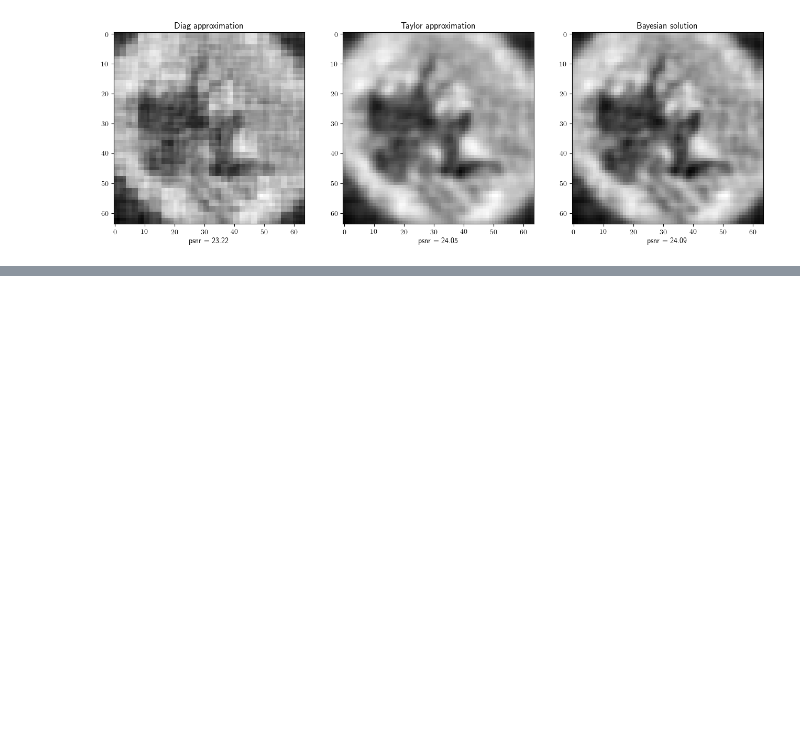
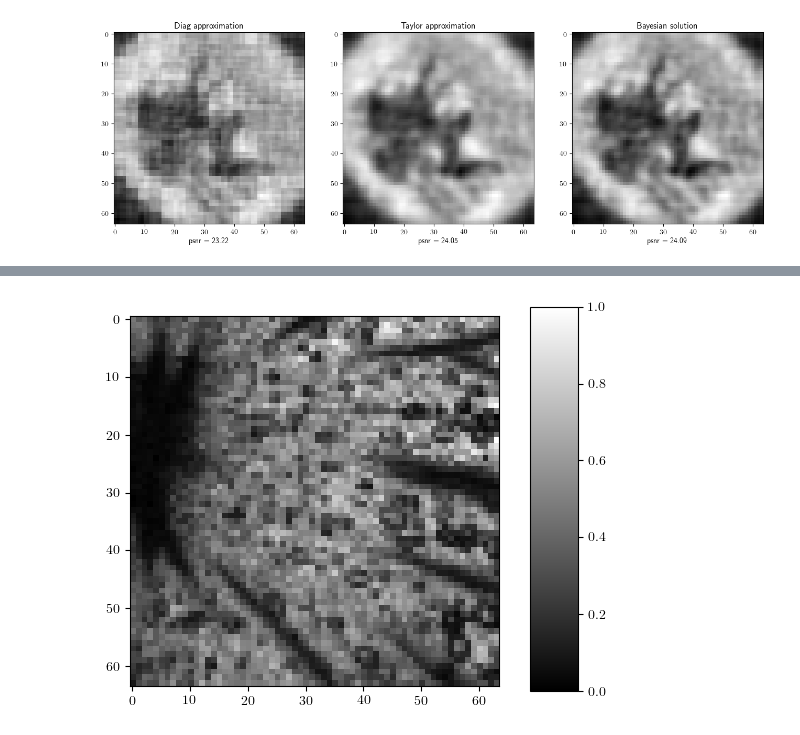
Before and after one commit to lucxt18/spyrit, a Jupyter notebook: spyrit/main_expe.ipynb, the cells around one changed output, grey strips where cells are left out. Cells and saved outputs as stored; diff of their text form; code cells hidden in the pictures; blank space fills up the shorter version.

```diff
--- a/spyrit/main_expe.ipynb
+++ b/spyrit/main_expe.ipynb
@@ -331,0 +364,36 @@ plt.show
+# %%
+# f = np.load('./data/tomato_slice/tomato_slice_2_zoomx12_had_reco.npz')
+# raw = np.load('./data/tomato_slice/tomato_slice_2_zoomx12_spectraldata.npz')
+
+f = np.load('/home/licho/Documentos/MAS/Stage_Master/Article/Resources/tomato_slice_2_zoomx2_had_reco.npz')
+raw = np.load('/home/licho/Documentos/MAS/Stage_Master/Article/Resources/tomato_slice_2_zoomx2_spectraldata.npz')
+
+# for key in f:
+#     print(key)
+
+# for key in raw:
+#     print(key)
+
+spectral_data = f['arr_0']
+raw_data = raw['spectral_data']
+
+# metadata, acquisition_metadata, spectrometer_parameters, dmd_parameters = read_metadata('./data/zoom_x1_starsector/zoom_x1_metadata.json')
+# wavelengths = np.asarray(acquisition_metadata.wavelengths)
+# print(f'Spectral data dimensions: {spectral_data.shape}')
+# print(f'Wavelength range: {wavelengths[0]} - {wavelengths[-1]} nm')
+# print('\nAcquired data description:')
+# print(f'Light source: {metadata.light_source}')
+# print(f'Object: {metadata.object}')
+# print(f'Filter: {metadata.filter}')
+# print(f'Patterns: {acquisition_metadata.pattern_amount}')
+# print(f'Integration time: {spectrometer_parameters.integration_time_ms} ms')
+# print(metadata)
+# %%
+img_GT_all_Channels = np.sum(raw_data, axis = 1)
+img_GT_all_Channels = img_GT_all_Channels[0::2] - img_GT_all_Channels[1::2];
+img_GT_all_Channels = np.dot(np.transpose(H_k), img_GT_all_Channels);
+img_GT_all_Channels = (1/img_size**2)*np.reshape(img_GT_all_Channels, (img_size, img_size))
+img_GT_all_Channels = (img_GT_all_Channels-np.amin(img_GT_all_Channels))/(np.amax(img_GT_all_Channels)-np.amin(img_GT_all_Channels))
+imagesc(img_GT_all_Channels)
+# %% [output]
+[figure, added]
```
Also changed, not shown: parts of 19 cells of this notebook.
